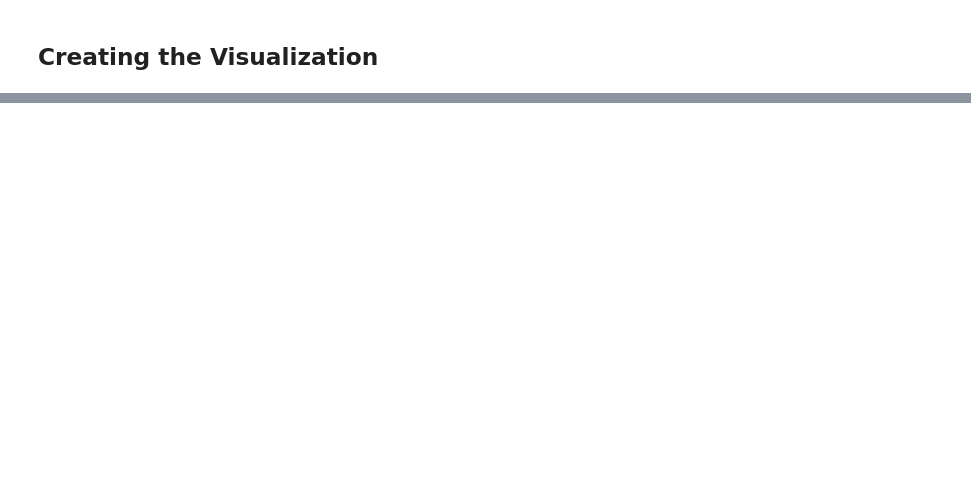
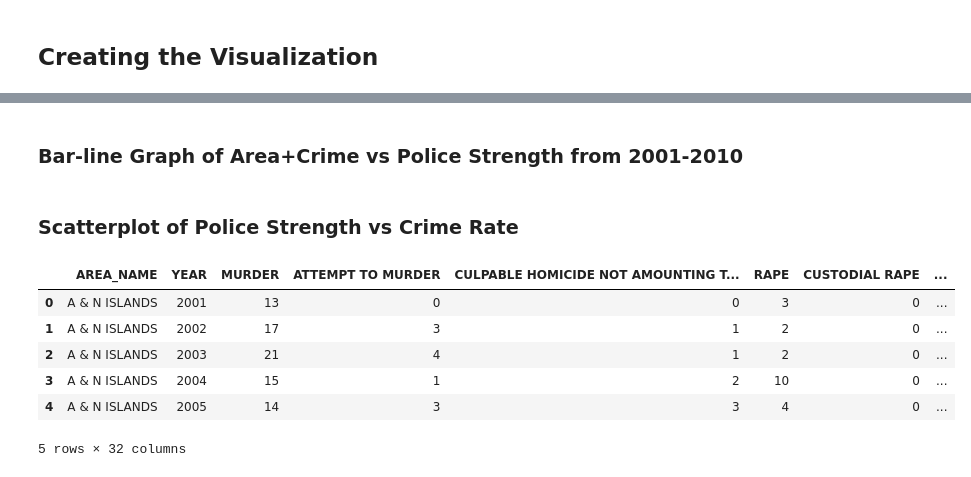
Before and after one commit to abhinav-sreekumar/DV, a Jupyter notebook: An Analysis on Crime and Police Strength.ipynb, the cells around one changed output, grey strips where cells are left out. Drawn from its saved outputs; the diff is of its cells as text; code cells hidden in the pictures; blank space fills up the shorter version.

Commit message:
Added scatterplot to dashboard

```diff
--- a/An Analysis on Crime and Police Strength.ipynb
+++ b/An Analysis on Crime and Police Strength.ipynb
@@ -197,4 +157,4 @@ Police_Strength.to_csv("Test_CSVs/Police_Strength_Test.csv")
 # %% [markdown]
 ### Crimes Against IPC
 # %%
-Crimes_Against_IPC = Crimes_Against_IPC.drop(Crimes_Against_IPC[Crimes_Against_IPC.DISTRICT != "TOTAL"].index)
+Crimes_Against_IPC.drop(Crimes_Against_IPC[Crimes_Against_IPC.DISTRICT != "TOTAL"].index, inplace=True)
@@ -213,12 +163,12 @@ Crimes_Against_IPC.reset_index(drop=True, inplace=True)
 Crimes_Against_IPC.rename(columns = {"STATE/UT": "Area_Name", "TOTAL IPC CRIMES": "TOTAL"}, inplace=True)
 Crimes_Against_IPC.drop(['DISTRICT'], axis=1, inplace=True)
 # %%
-Crimes_Against_IPC = Crimes_Against_IPC.drop(Crimes_Against_IPC[Crimes_Against_IPC.YEAR==2011].index)
-Crimes_Against_IPC = Crimes_Against_IPC.drop(Crimes_Against_IPC[Crimes_Against_IPC.YEAR==2012].index)
+Crimes_Against_IPC.drop(Crimes_Against_IPC[Crimes_Against_IPC.YEAR==2011].index, inplace=True)
+Crimes_Against_IPC.drop(Crimes_Against_IPC[Crimes_Against_IPC.YEAR==2012].index, inplace=True)
 # %%
-Crimes_Against_IPC=Crimes_Against_IPC.apply(lambda x: x.astype(str).str.upper())
+Crimes_Against_IPC = Crimes_Against_IPC.apply(lambda x: x.astype(str).str.upper())
 Crimes_Against_IPC.columns = map(str.upper, Crimes_Against_IPC.columns)
-Crimes_Against_IPC = Crimes_Against_IPC.reset_index(drop=True)
+Crimes_Against_IPC.reset_index(drop=True, inplace=True)
 # %%
 Crimes_Against_IPC.to_csv("Test_CSVs/Crimes_Against_IPC_Test.csv")
 # %% [markdown]
@@ -242,0 +176,2 @@ Crimes_Against_IPC[Crimes_Against_IPC.AREA_NAME.str.contains("TAMIL NADU")][:10]
+# %% [markdown]
+### Bar-line Graph of Area+Crime vs Police Strength from 2001-2010
@@ -242,0 +187,15 @@ Crimes_Against_IPC[Crimes_Against_IPC.AREA_NAME.str.contains("TAMIL NADU")][:10]
+# %% [markdown]
+### Scatterplot of Police Strength vs Crime Rate
+# %%
+caipc = Crimes_Against_IPC
+caipc.sort_values(by=['AREA_NAME', 'YEAR'], inplace=True)
+caipc.reset_index(drop=True, inplace=True)
+caipc.head()
+# %% [output]
+|  | AREA_NAME | YEAR | MURDER | ATTEMPT TO MURDER | CULPABLE HOMICIDE NOT AMOUNTING T... | RAPE | CUSTODIAL RAPE | ... |
+| 0 | A & N ISLANDS | 2001 | 13 | 0 | 0 | 3 | 0 | ... |
+| 1 | A & N ISLANDS | 2002 | 17 | 3 | 1 | 2 | 0 | ... |
+| 2 | A & N ISLANDS | 2003 | 21 | 4 | 1 | 2 | 0 | ... |
+| 3 | A & N ISLANDS | 2004 | 15 | 1 | 2 | 10 | 0 | ... |
+| 4 | A & N ISLANDS | 2005 | 14 | 3 | 3 | 4 | 0 | ... |
+5 rows × 32 columns
```
Also changed, not shown: parts of 24 cells of this notebook.
